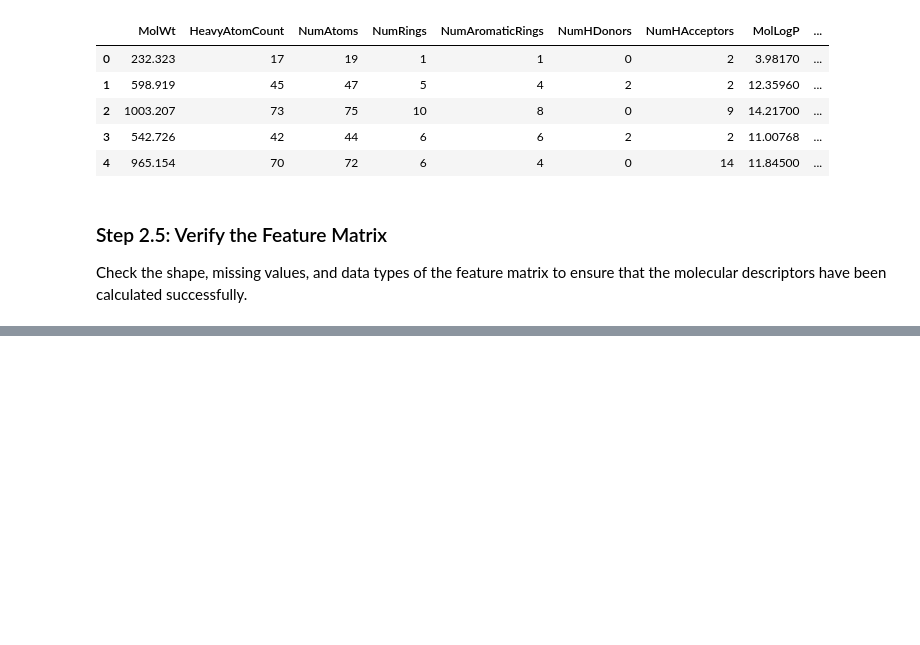
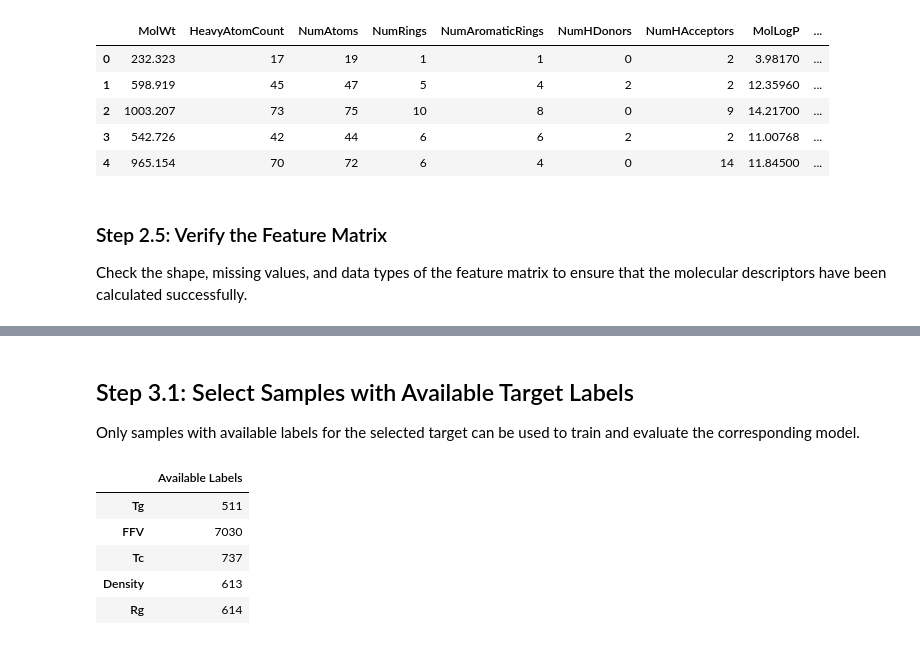
Before and after one commit to SuhmiHwang/capstone_virtual_lab_mohamed_suhmi, a Jupyter notebook: notebooks/02_Suhmi_Featureengineering.ipynb, the cells around one changed output, grey strips where cells are left out. Saved outputs shown, nothing was run; the diff lists cells and outputs as text; code cells hidden in the pictures; blank space fills up the shorter version.

Commit message:
incorporate feedbacs and add modeling preparation for polymer property prediction

```diff
--- a/notebooks/02_Suhmi_Featureengineering.ipynb
+++ b/notebooks/02_Suhmi_Featureengineering.ipynb
@@ -699,0 +792,20 @@ dtype: object
+# %% [markdown]
+## Step 3.1: Select Samples with Available Target Labels
+
+Only samples with available labels for the selected target can be used to train and evaluate the corresponding model.
+# %%
+# Define the target properties
+target_columns = ["Tg", "FFV", "Tc", "Density", "Rg"]
+
+# Count the available labels for each target
+target_label_counts = train[target_columns].notna().sum()
+
+# Display the number of available labels
+display(target_label_counts.to_frame(name="Available Labels"))
+# %% [output]
+|  | Available Labels |
+| Tg | 511 |
+| FFV | 7030 |
+| Tc | 737 |
+| Density | 613 |
+| Rg | 614 |
```
Also changed, not shown: parts of 22 cells of this notebook.
